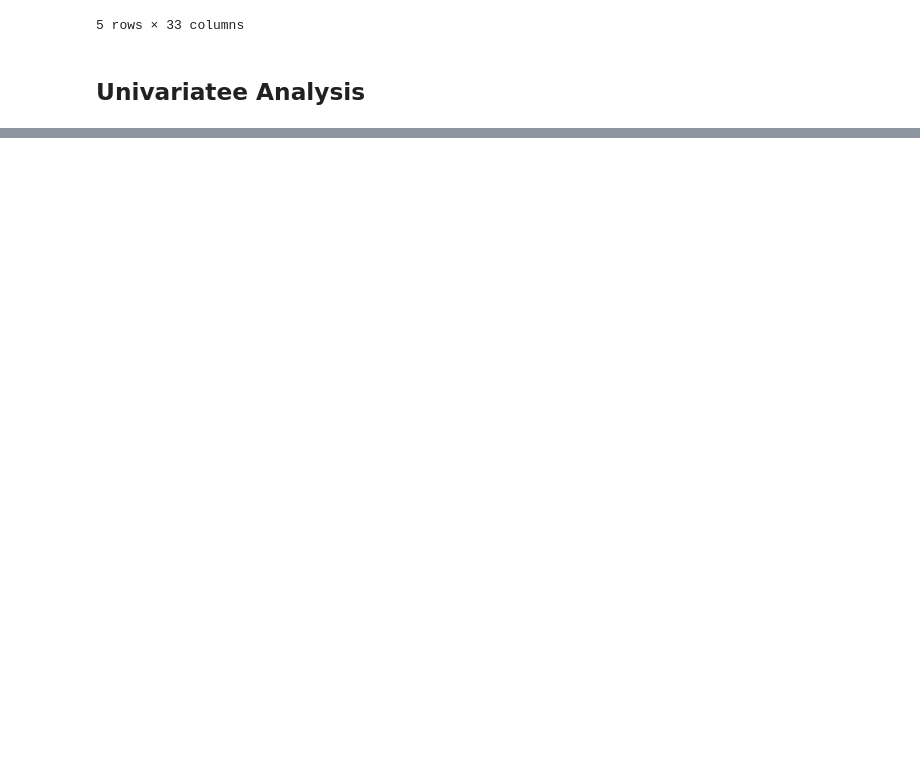
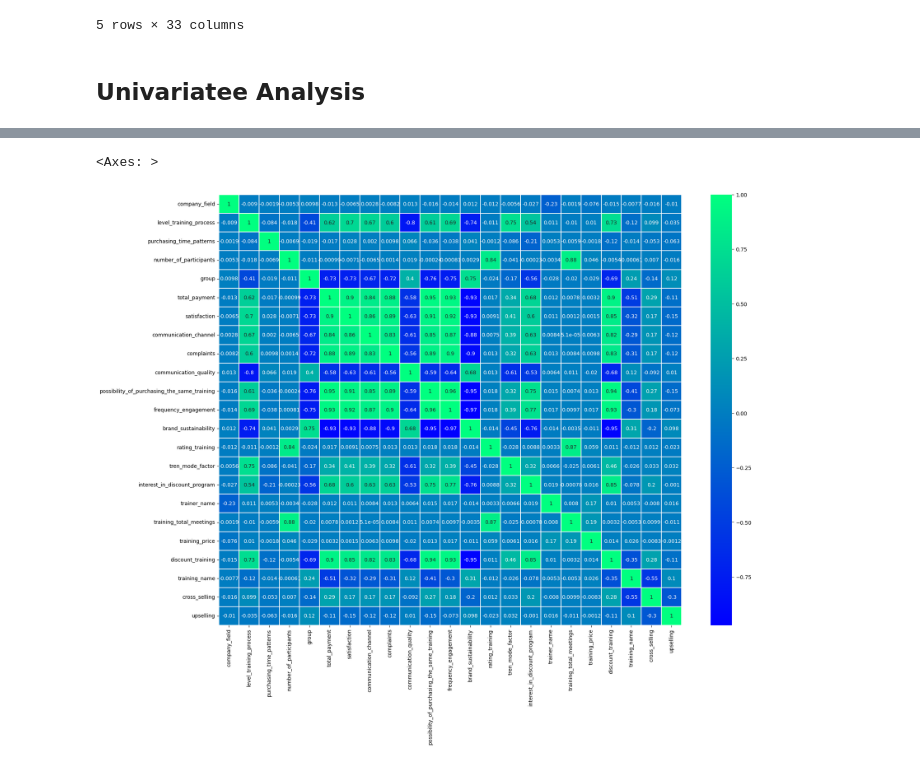
Before and after one commit to dhonihanif/AI_CrossSelling_Upselling, a Jupyter notebook: data_preparation/Unvariate_Bivariate_Multivariate/product_analysis/product7.ipynb, the cells around one changed output, grey strips where cells are left out. Cells and saved outputs as stored; diff of their text form; code cells hidden in the pictures; blank space fills up the shorter version.

```diff
--- a/data_preparation/Unvariate_Bivariate_Multivariate/product_analysis/product7.ipynb
+++ b/data_preparation/Unvariate_Bivariate_Multivariate/product_analysis/product7.ipynb
@@ -66,0 +74,20 @@ Name: upselling, dtype: int64
+# %%
+from sklearn.preprocessing import LabelEncoder
+# Scaling category variable
+
+columns = {}
+for i in df.columns:
+    if df[i].dtype == "category" or df[i].dtype == "object":
+        columns[i] = LabelEncoder().fit(df[i])
+        df[i] = columns[i].transform(df[i])
+
+df.drop([
+    "Unnamed: 0", "company_ID", "company_name", "company_pic", "company_address", "company_phone", "company_email",
+    "transaction_date", "training_type", "training_ID"
+], axis=1, inplace=True)
+
+fig, ax = plt.subplots(figsize=(20, 15))
+sns.heatmap(data=df.corr(), annot=True, linewidths=.2, linecolor="white", cmap="winter", ax=ax)
+# %% [output]
+<Axes: >
+[figure, added]
```
Also changed, not shown: parts of 4 cells of this notebook, 53 other files.
